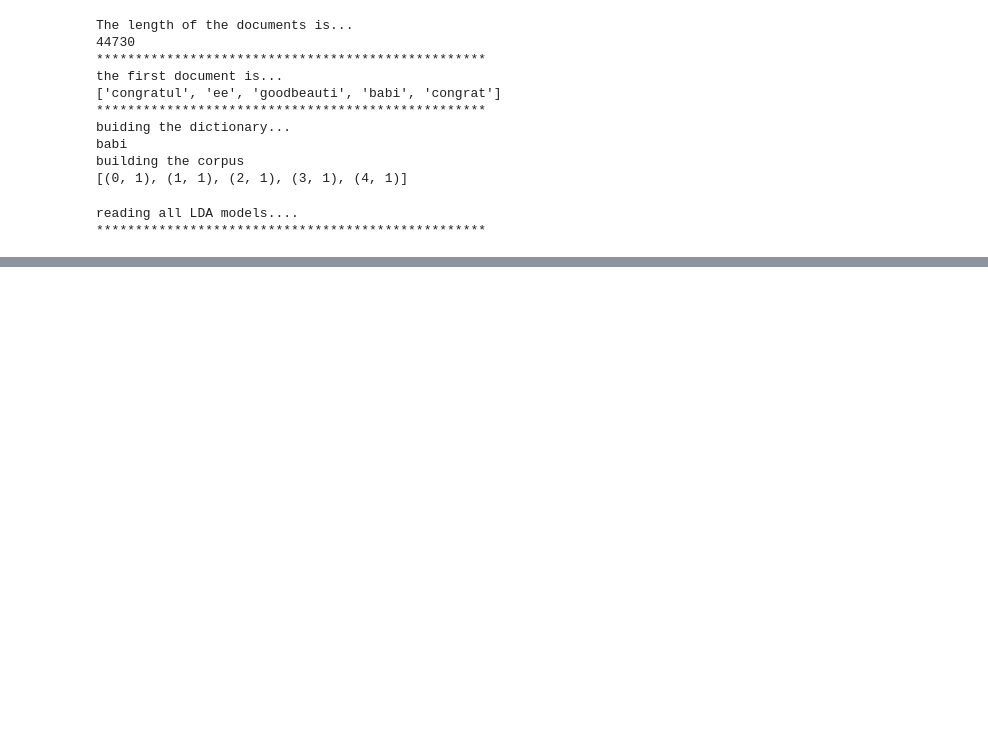
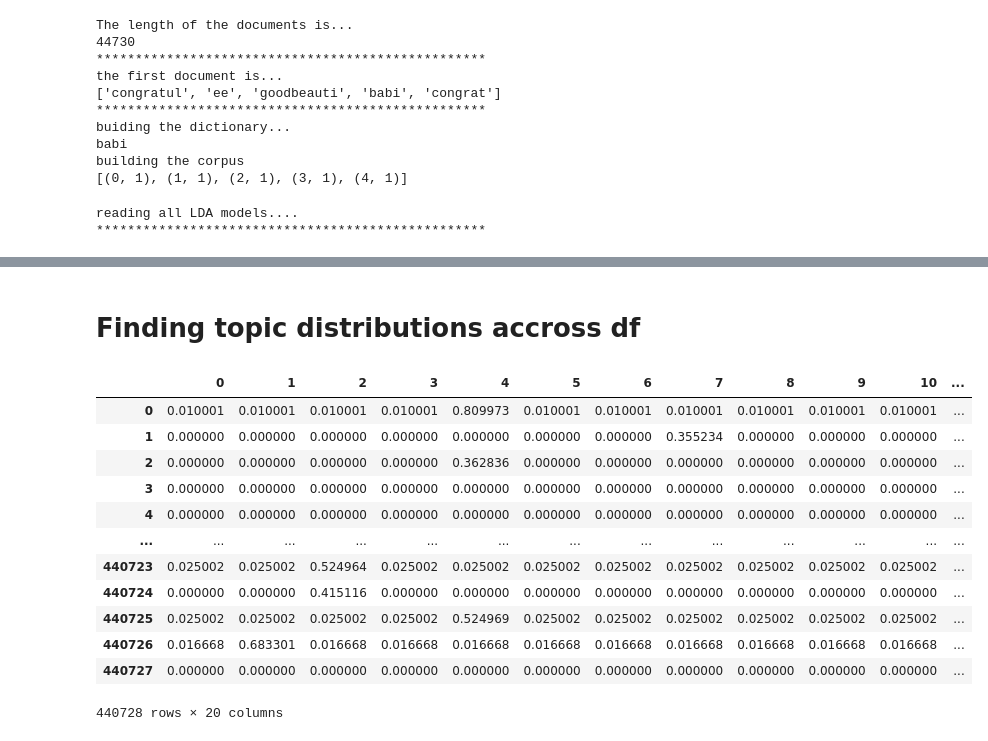
Before and after one commit to tawfiqam/Parenting_Throwaway_CSCW_2019, a Jupyter notebook: Daddit_LDA.ipynb, the cells around one changed output, grey strips where cells are left out. Saved outputs shown, nothing was run; the diff lists cells and outputs as text; code cells hidden in the pictures; blank space fills up the shorter version.

```diff
--- a/Daddit_LDA.ipynb
+++ b/Daddit_LDA.ipynb
@@ -261,0 +289,50 @@ for i in range(0,len(model_list)):
+# %%
+#load LDA model
+from gensim.models import LdaModel
+from gensim import corpora, models
+from gensim.corpora import Dictionary
+optimal_model = LdaModel.load('Daddit_Model1.model')
+dictionary = corpora.Dictionary.load('DadditDictionary.dict')
+corpus = corpora.MmCorpus('DadditCorpusFinal.mm')
+# %% [markdown]
+# Finding topic distributions accross df
+# %%
+#First, get a list of posts, one by one
+df = Daddit.copy()
+processed_posts = []
+CompletePosts = df['clean_body'].apply(list)
+#running for the rest of the data
+processed_posts = []
+#creating threads for each of the users
+for post in CompletePosts:
+    #Preprocessing each of the threads
+    processed_posts.append(Tokinization(post))
+# %%
+new_doc2bow = [dictionary.doc2bow(post) for post in processed_posts]
+
+vector = optimal_model.get_document_topics(new_doc2bow)
+
+#create a list of dictioaries for scores relating to optimum LDA
+newdictlist = []
+for i in range(0, len(vector)):
+    newdictlist.append(dict(vector[i]))
+
+topic_bow = pd.DataFrame(newdictlist)
+
+topic_bow.fillna(0, inplace=True)
+
+topic_bow
+# %% [output]
+|  | 0 | 1 | 2 | 3 | 4 | 5 | 6 | 7 | 8 | 9 | 10 | ... |
+| 0 | 0.010001 | 0.010001 | 0.010001 | 0.010001 | 0.809973 | 0.010001 | 0.010001 | 0.010001 | 0.010001 | 0.010001 | 0.010001 | ... |
+| 1 | 0.000000 | 0.000000 | 0.000000 | 0.000000 | 0.000000 | 0.000000 | 0.000000 | 0.355234 | 0.000000 | 0.000000 | 0.000000 | ... |
+| 2 | 0.000000 | 0.000000 | 0.000000 | 0.000000 | 0.362836 | 0.000000 | 0.000000 | 0.000000 | 0.000000 | 0.000000 | 0.000000 | ... |
+| 3 | 0.000000 | 0.000000 | 0.000000 | 0.000000 | 0.000000 | 0.000000 | 0.000000 | 0.000000 | 0.000000 | 0.000000 | 0.000000 | ... |
+| 4 | 0.000000 | 0.000000 | 0.000000 | 0.000000 | 0.000000 | 0.000000 | 0.000000 | 0.000000 | 0.000000 | 0.000000 | 0.000000 | ... |
+| ... | ... | ... | ... | ... | ... | ... | ... | ... | ... | ... | ... | ... |
+| 440723 | 0.025002 | 0.025002 | 0.524964 | 0.025002 | 0.025002 | 0.025002 | 0.025002 | 0.025002 | 0.025002 | 0.025002 | 0.025002 | ... |
+| 440724 | 0.000000 | 0.000000 | 0.415116 | 0.000000 | 0.000000 | 0.000000 | 0.000000 | 0.000000 | 0.000000 | 0.000000 | 0.000000 | ... |
+| 440725 | 0.025002 | 0.025002 | 0.025002 | 0.025002 | 0.524969 | 0.025002 | 0.025002 | 0.025002 | 0.025002 | 0.025002 | 0.025002 | ... |
+| 440726 | 0.016668 | 0.683301 | 0.016668 | 0.016668 | 0.016668 | 0.016668 | 0.016668 | 0.016668 | 0.016668 | 0.016668 | 0.016668 | ... |
+| 440727 | 0.000000 | 0.000000 | 0.000000 | 0.000000 | 0.000000 | 0.000000 | 0.000000 | 0.000000 | 0.000000 | 0.000000 | 0.000000 | ... |
+440728 rows × 20 columns
```
Also changed, not shown: parts of 18 cells of this notebook, 3 other files.
